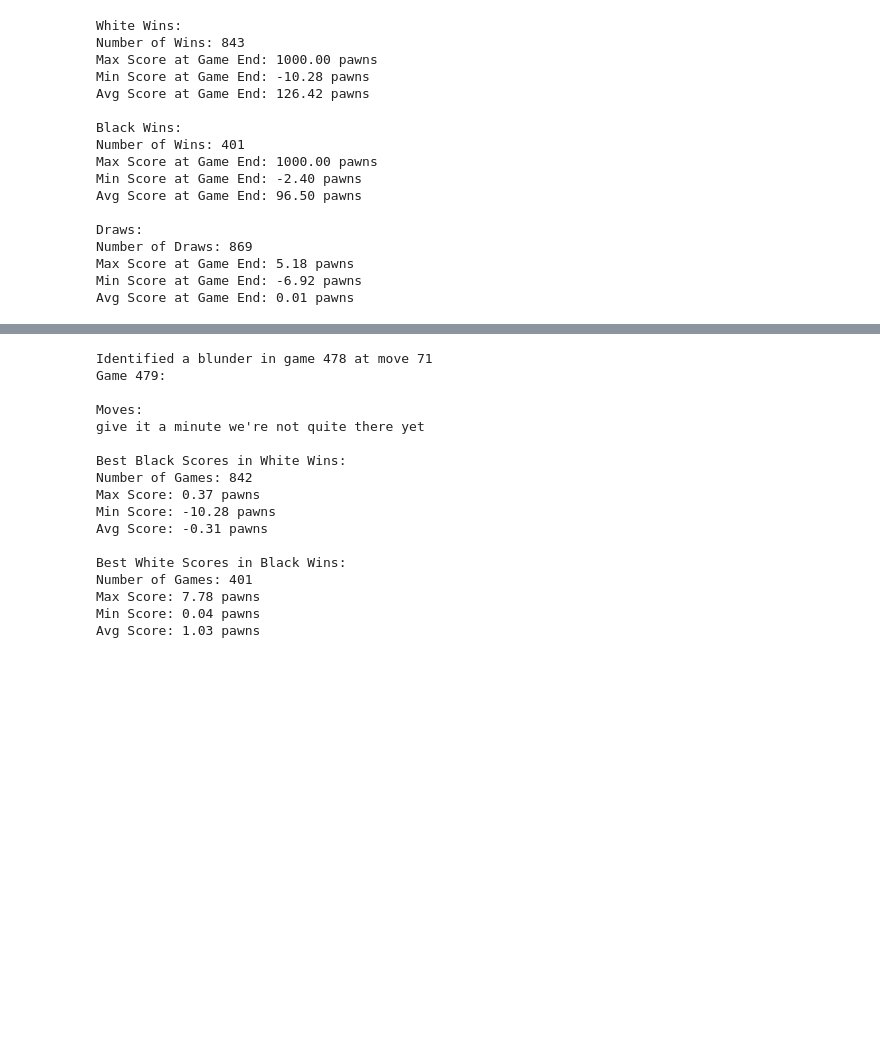
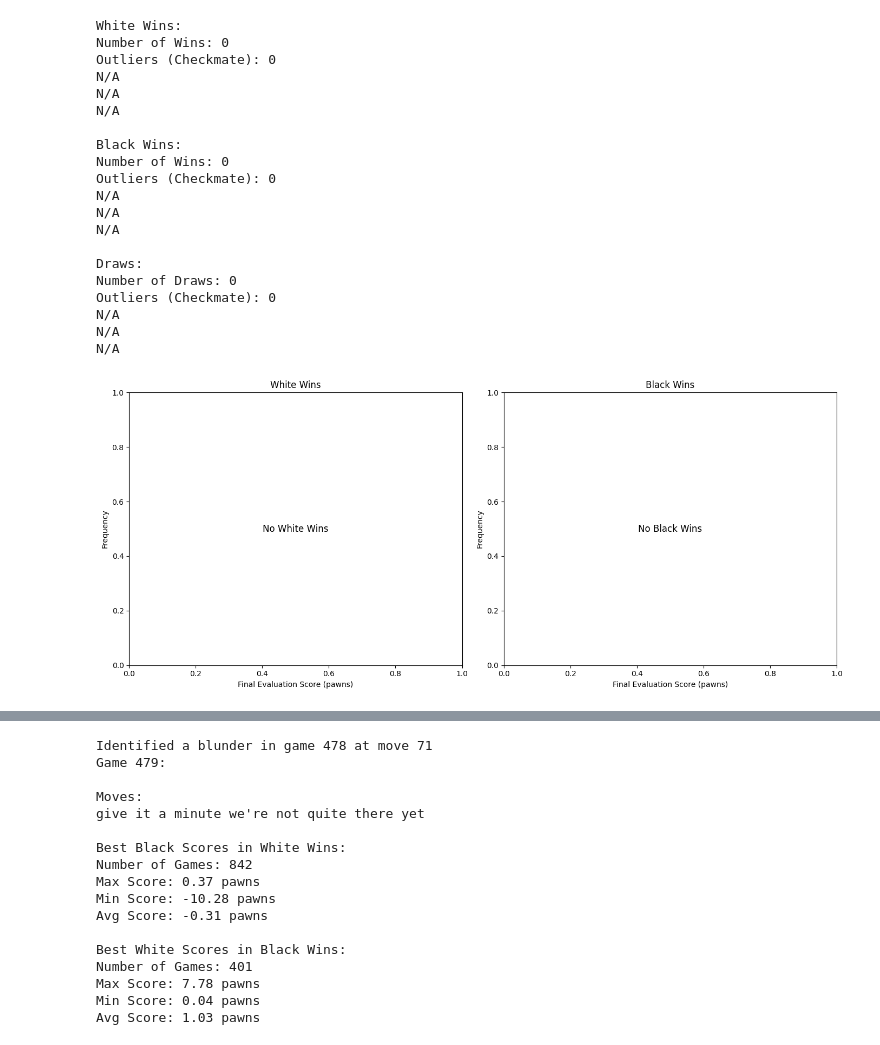
Before and after one commit to MarcosElFlamenco/train_chessGPT, a Jupyter notebook: evaluation/competitive_evaluation/see_stockfish_opinion.ipynb, the cells around one changed output, grey strips where cells are left out. Cells and saved outputs as stored; diff of their text form; code cells hidden in the pictures; blank space fills up the shorter version.

```diff
--- a/evaluation/competitive_evaluation/see_stockfish_opinion.ipynb
+++ b/evaluation/competitive_evaluation/see_stockfish_opinion.ipynb
@@ -10,26 +11,30 @@ FileNotFoundError: [Errno 2] No such file or directory: 'stockfish_opinion.json'
 # %%
 import importlib
 importlib.reload(g)
 
-g.analyze_game_statistics(json_file)
+g.analyze_and_plot_game_statistics(json_file)
 # %% [output]
 White Wins:
-Number of Wins: 843
-Max Score at Game End: 1000.00 pawns
-Min Score at Game End: -10.28 pawns
-Avg Score at Game End: 126.42 pawns
+Number of Wins: 0
+Outliers (Checkmate): 0
+N/A
+N/A
+N/A
 
 Black Wins:
-Number of Wins: 401
-Max Score at Game End: 1000.00 pawns
-Min Score at Game End: -2.40 pawns
-Avg Score at Game End: 96.50 pawns
+Number of Wins: 0
+Outliers (Checkmate): 0
+N/A
+N/A
+N/A
 
 Draws:
-Number of Draws: 869
-Max Score at Game End: 5.18 pawns
-Min Score at Game End: -6.92 pawns
-Avg Score at Game End: 0.01 pawns
+Number of Draws: 0
+Outliers (Checkmate): 0
+N/A
+N/A
+N/A
+[figure, added]
 # %%
 import importlib
 importlib.reload(g)
```
Also changed, not shown: parts of 2 cells of this notebook.
